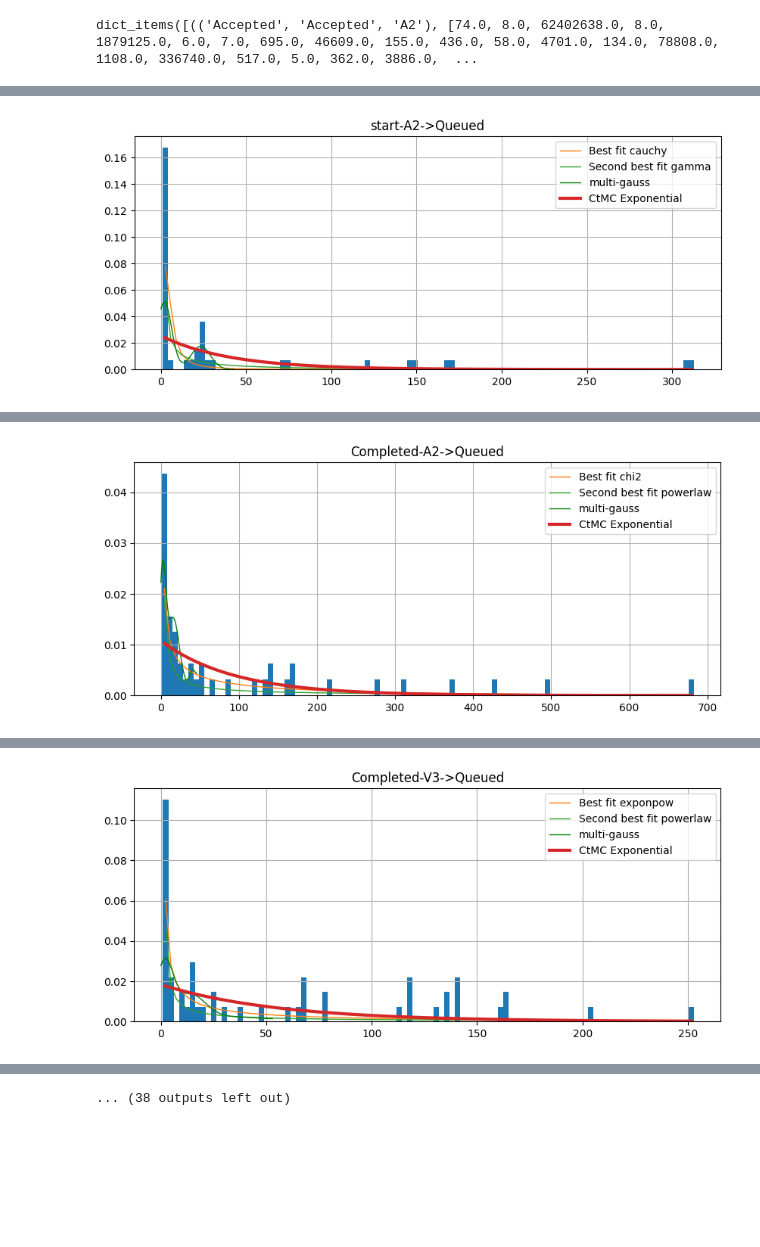
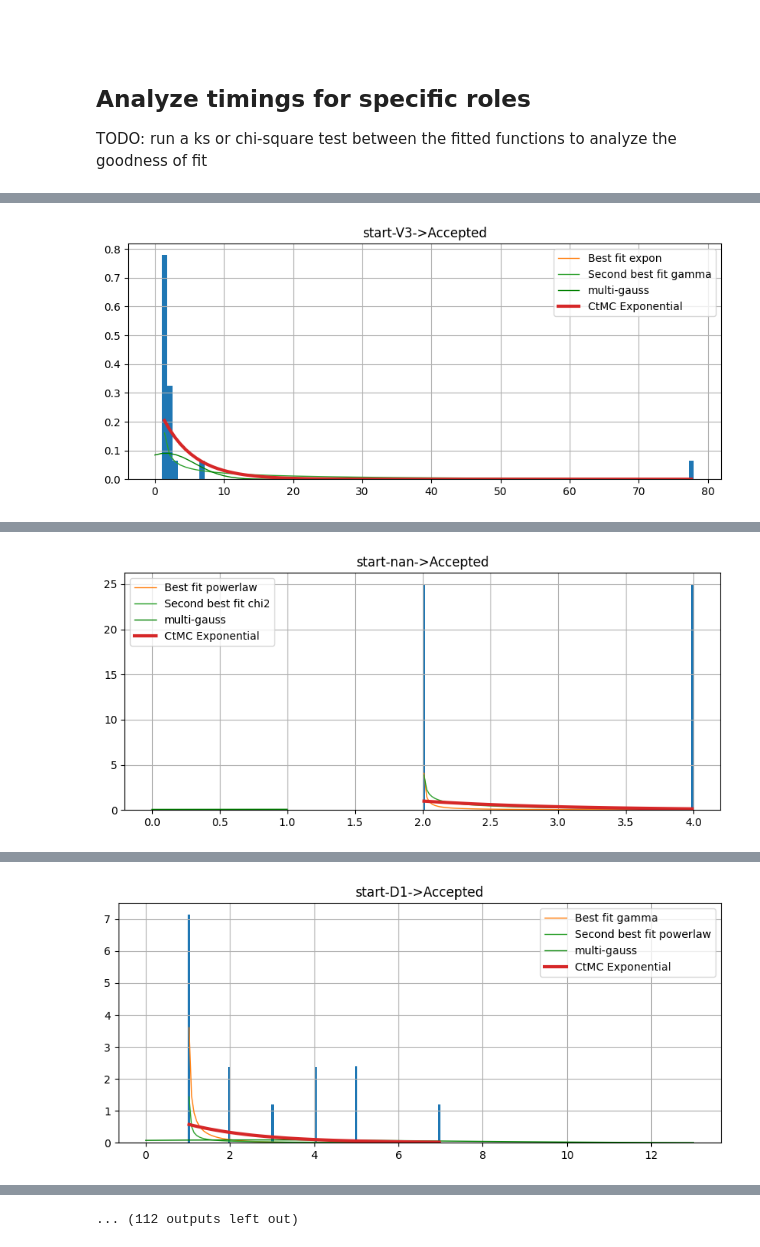
Before and after one commit to paul-cvp/ctmc, a Jupyter notebook: bpic13.ipynb, the cells around one changed output, grey strips where cells are left out. Saved outputs shown, nothing was run; the diff lists cells and outputs as text; code cells hidden in the pictures; blank space fills up the shorter version.

Commit message:
latest changes with test log as well

```diff
--- a/bpic13.ipynb
+++ b/bpic13.ipynb
@@ -69,7 +92,7 @@ for k,v in data_transition_role_frequency.items():
             if (k,k2,k3) in times_dictionary:
                 times = times_dictionary[(k,k2,k3)]
                 times = np.array(times)
-                times = times //3600
+                times = times/3600
                 times = times[times != 0]
                 if len(times) > 1: # only take times that have more than 1 value
                     expon_loc, expon_scale = scipy.stats.expon.fit(times)
@@ -195,0 +235,3 @@ view_non_resource_markov_chain(res)
+# %%
+role_trials = role_resources
+role_trials
@@ -230,0 +349,10 @@ view_non_resource_markov_chain(probabilities)
+# %%
+scales = [2**i for i in range(-5, 6)]  # -5 to 5 gives 1/32x to 32x
+labels = [f"{s}x" if s >= 1 else f"1/{int(1/s)}x" for s in scales]
+sc_data = {}
+for scale, label in zip(scales, labels):
+    print(label)
+    el = sim_util.scale_event_log_time(deepcopy(subset_el), multiplicity=scale)
+    sc_data[label] = el
+    filtered_el = pm4py.convert_to_dataframe(variants_filter.filter_log_variants_percentage(deepcopy(el),percentage=0.8))
+    sc_data[f'filtered-{label}'] = filtered_el
@@ -230,0 +371,2 @@ view_non_resource_markov_chain(probabilities)
+# %%
+sc_df = sim_util.sanity_check(sc_data,final_states)
@@ -245,3 +508,8 @@ with open('role_trials.json', 'w') as file:
+# %% [markdown]
+##
+# %% [markdown]
+## Analyze timings for specific roles
+TODO: run a ks or chi-square test between the fitted functions to analyze the goodness of fit
 # %%
 import pandas as pd
 import matplotlib.pyplot as plt
@@ -251,7 +522,3 @@ from simulation.markov_models.fit_distribution import fit_gauss
-# %%
-times_dictionary.items()
-# %% [output]
-dict_items([(('Accepted', 'Accepted', 'A2'), [74.0, 8.0, 62402638.0, 8.0, 1879125.0, 6.0, 7.0, 695.0, 46609.0, 155.0, 436.0, 58.0, 4701.0, 134.0, 78808.0, 1108.0, 336740.0, 517.0, 5.0, 362.0, 3886.0,  ...
 # %%
 eval_functions = pd.DataFrame()
 
@@ -265,7 +532,10 @@ for k, v in times_dictionary.items():
     v = v // 3600
     # do we remove 0 values?
     v = v[v != 0]
-    if len(v) != 0 and role in ['V3','A2']:
+    #Note: on invalid values the fitting will return NaN. This means there was no fit.
+    if len(v) > 1:# and role in ['V3']:
+        x = [i for i in range(len(v))]
+
         fig, ax = plt.subplots(1, 1, figsize=(10, 4))
 
         f = fitter.Fitter(v,distributions=fitter.get_common_distributions())
@@ -273,20 +543,30 @@ for k, v in times_dictionary.items():
         best_dist, fitted_params = f.get_best().popitem()
         best_two_summary = f.summary(Nbest=2,plot=True,lw=1)
 
+        test_func = getattr(scipy.stats, best_dist)
+        test_res = test_func.pdf(x, **fitted_params)
+        best_two_summary.loc[best_dist,'kl_div'] = kl_div(test_res,v)
+        second_best = best_two_summary.index[1]
+        test_func = getattr(scipy.stats, second_best)
+        test_res = test_func.pdf(x, *f.fitted_param[second_best])
+        best_two_summary.loc[second_best,'kl_div'] = kl_div(test_res,v)
+
         kde = sm.nonparametric.KDEUnivariate(v)
         kde.fit(bw=4, kernel='gau')  # Estimate the densities
         multi_gauss = fit_gauss(kde.support, kde.density, v)
-        x = [i for i in range(len(v))]
         multi_gauss.plot_mult_gauss(x,label='multi-gauss',color='g')
-        ks_stat, ks_pval, kl_div = multi_gauss.fitted_results(v)
-        best_two_summary.loc['multi-gauss'] = [np.inf,np.inf,np.inf,kl_div,ks_stat,ks_pval]
+        ks_stat, ks_pval, kl_divergence = multi_gauss.fitted_results(v)
+        best_two_summary.loc['multi-gauss'] = [np.inf,np.inf,np.inf,kl_divergence,ks_stat,ks_pval]
 
         f = fitter.Fitter(v,distributions=['expon'])
         f.fit()
-        rate = f.get_best()
-        best_expon, fitted_expon = f.get_best().popitem()
+
         f.plot_pdf(names=['expon'],lw=3)
         expon_summary = f.summary(Nbest=1,plot=False)
+        best_expon, fitted_expon = f.get_best().popitem()
+        res = stats.expon.pdf(x, **fitted_expon)
+        expon_summary.loc['expon','kl_div'] = kl_div(res,v)
+        expon_summary.rename({'expon':'_expon'},axis=0,inplace=True)
 
         # plt.xlim([0,500])
         plt.title(f'{s1}-{role}->{s2}')
@@ -299,4 +579,5 @@ for k, v in times_dictionary.items():
         fit_summary['to'] = s2
         fit_summary['role'] = role
         eval_functions = pd.concat([eval_functions,fit_summary])
+        # break
 # %% [output]
@@ -326 +607 @@ for k, v in times_dictionary.items():
-[figure, old version]
+[figure, new version]
@@ -338 +619 @@ for k, v in times_dictionary.items():
-[figure, old version]
+[figure, new version]
@@ -350 +631 @@ for k, v in times_dictionary.items():
-[figure, old version]
+[figure, new version]
@@ -375 +656 @@ for k, v in times_dictionary.items():
-... (38 outputs left out)
+... (112 outputs left out)
```
Also changed, not shown: parts of 47 cells of this notebook, 10 other files.
